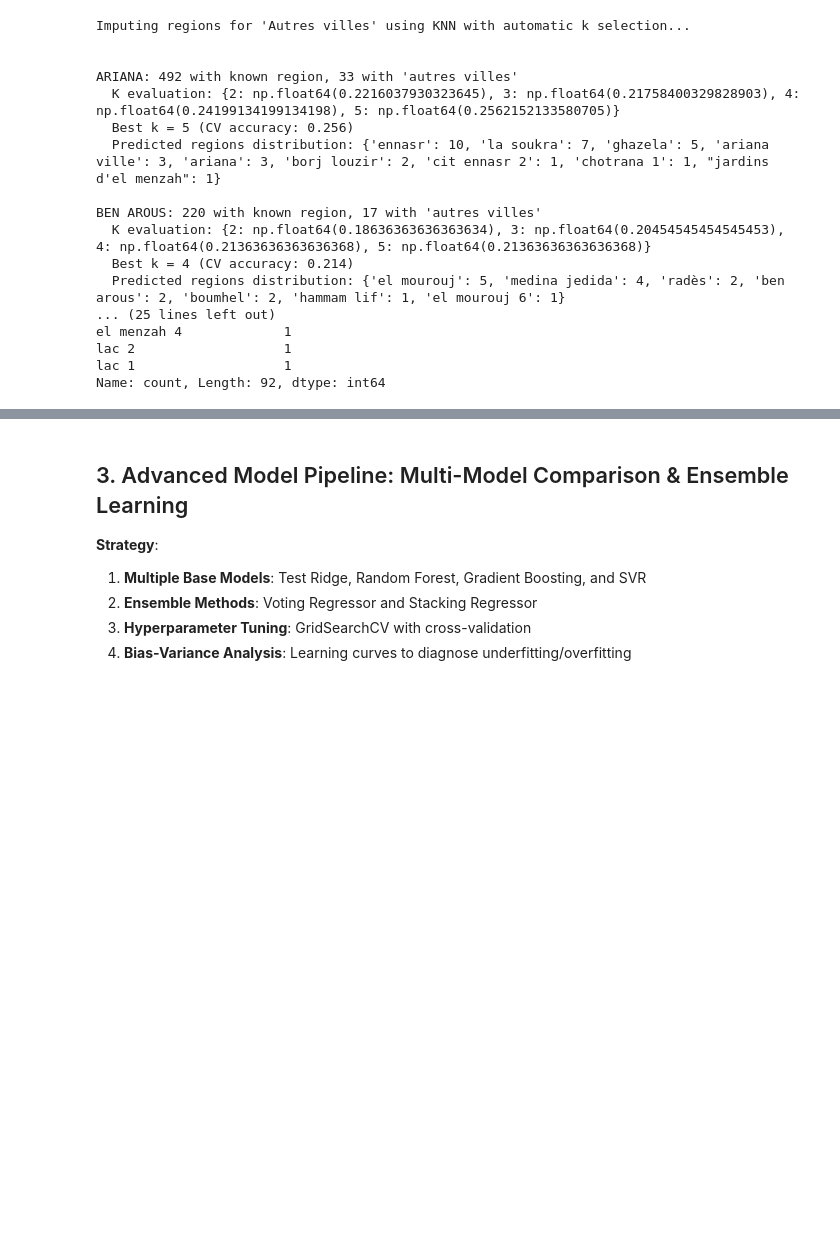
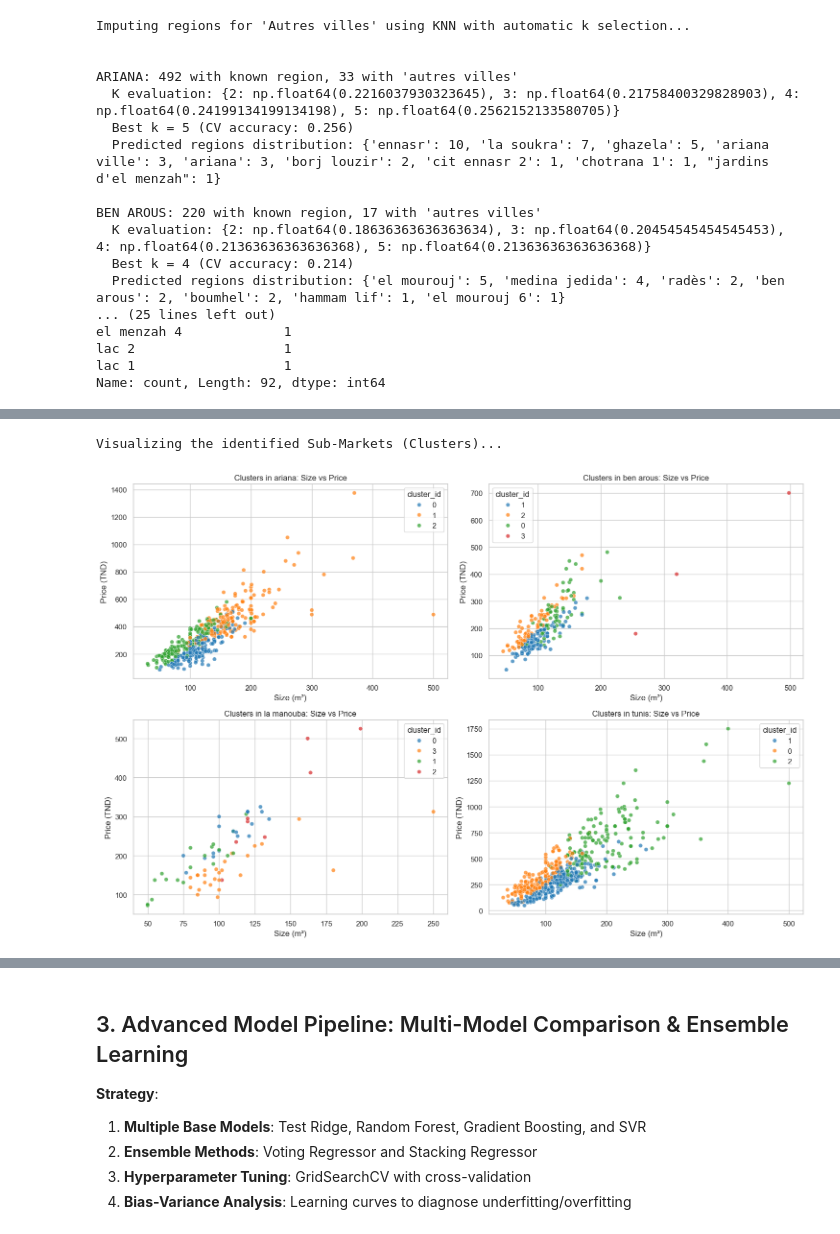
Before and after one commit to AchrefHemissi/House-Prices-in-Grand-Tunis-Data-Mining, a Jupyter notebook: notebooks/model/v2/house-pricing-v2.ipynb, the cells around one changed output, grey strips where cells are left out. Drawn from its saved outputs; the diff is of its cells as text; code cells hidden in the pictures; blank space fills up the shorter version.

```diff
--- a/notebooks/model/v2/house-pricing-v2.ipynb
+++ b/notebooks/model/v2/house-pricing-v2.ipynb
@@ -485,0 +538,38 @@ Name: count, Length: 92, dtype: int64
+# %%
+# --- 2.1.b Visualize the Clusters ---
+def plot_city_clusters(df):
+    cities = df['city'].unique()
+    fig, axes = plt.subplots(2, 2, figsize=(15, 10))
+    axes = axes.flatten()
+
+    for idx, city in enumerate(cities):
+        if idx >= 4: break # Limit to 4 main cities
+        ax = axes[idx]
+
+        # Filter data for the city
+        subset = df[df['city'] == city].copy()
+
+        # Extract cluster ID for coloring (e.g. 'Tunis_Cluster_2' -> 2)
+        subset['cluster_id'] = subset['virtual_region'].apply(lambda x: x.split('_')[-1] if pd.notnull(x) else 'Unknown')
+
+        sns.scatterplot(
+            data=subset,
+            x='size',
+            y='price',
+            hue='cluster_id',
+            palette='tab10',
+            alpha=0.7,
+            ax=ax
+        )
+        ax.set_title(f'Clusters in {city}: Size vs Price')
+        ax.set_xlabel('Size (m²)')
+        ax.set_ylabel('Price (TND)')
+
+    plt.tight_layout()
+    plt.show()
+
+print("Visualizing the identified Sub-Markets (Clusters)...")
+plot_city_clusters(df)
+# %% [output]
+Visualizing the identified Sub-Markets (Clusters)...
+[figure, added]
```
Also changed, not shown: parts of 28 cells of this notebook, 1 other file.
